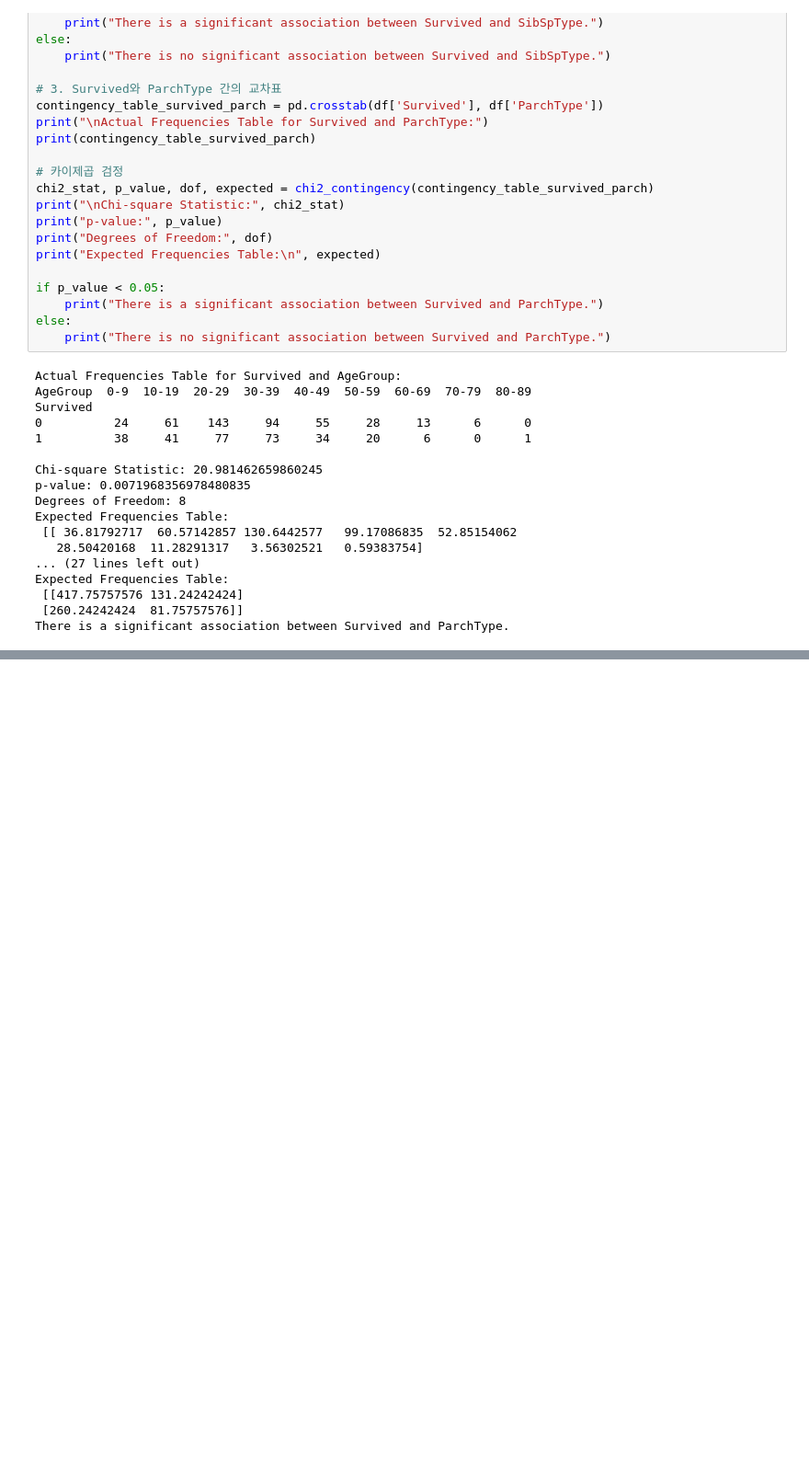
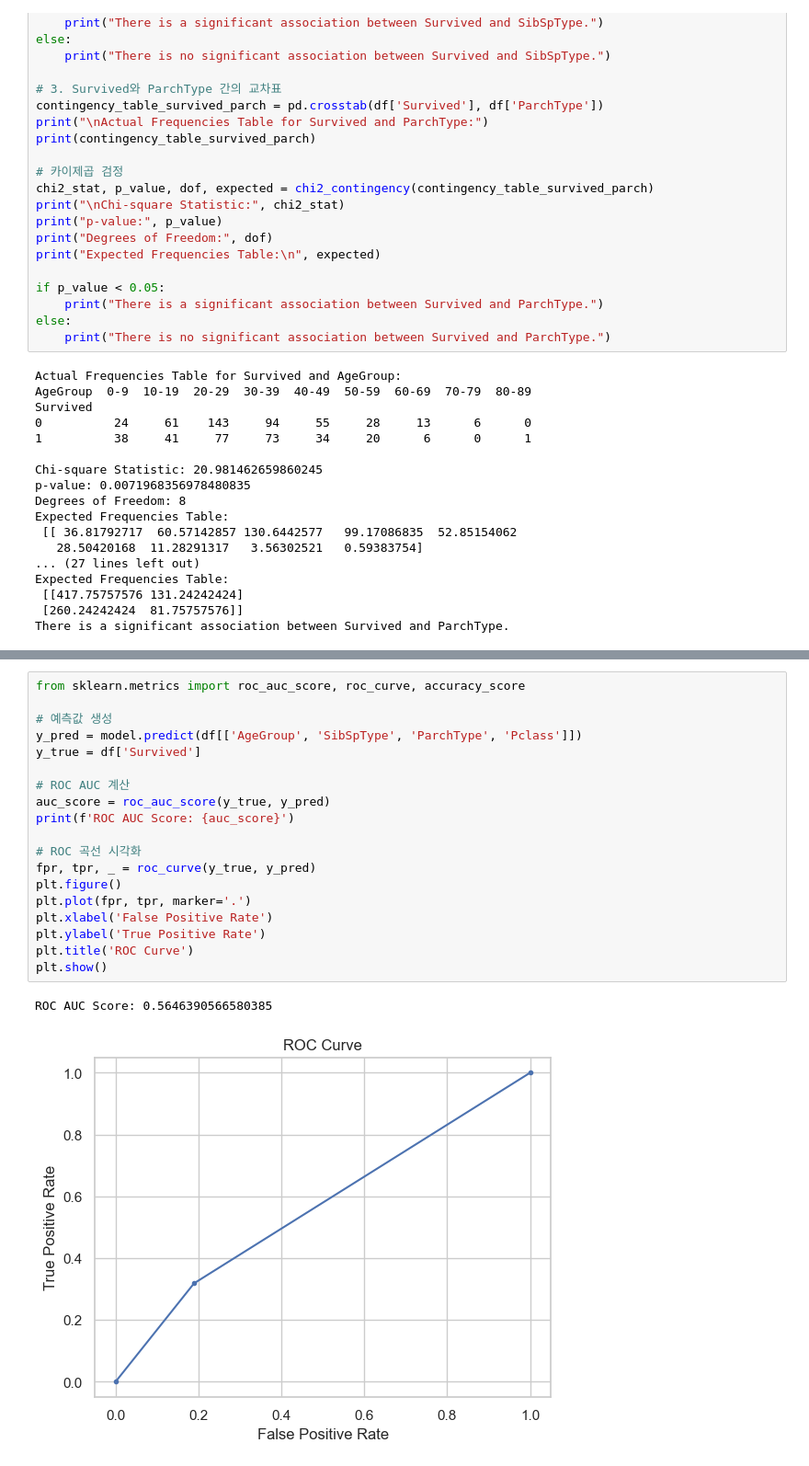
Before and after one commit to taelyne/titanic, a Jupyter notebook: data1.ipynb, the cells around one changed output, grey strips where cells are left out. Shown at 92% size. Drawn from its saved outputs; the diff is of its cells as text; blank space fills up the shorter version.

```diff
--- a/data1.ipynb
+++ b/data1.ipynb
@@ -719,0 +777,22 @@ There is a significant association between Survived and ParchType.
+# %%
+from sklearn.metrics import roc_auc_score, roc_curve, accuracy_score
+
+# 예측값 생성
+y_pred = model.predict(df[['AgeGroup', 'SibSpType', 'ParchType', 'Pclass']])
+y_true = df['Survived']
+
+# ROC AUC 계산
+auc_score = roc_auc_score(y_true, y_pred)
+print(f'ROC AUC Score: {auc_score}')
+
+# ROC 곡선 시각화
+fpr, tpr, _ = roc_curve(y_true, y_pred)
+plt.figure()
+plt.plot(fpr, tpr, marker='.')
+plt.xlabel('False Positive Rate')
+plt.ylabel('True Positive Rate')
+plt.title('ROC Curve')
+plt.show()
+# %% [output]
+ROC AUC Score: 0.5646390566580385
+[figure, added]
```
Also changed, not shown: parts of 18 cells of this notebook.
